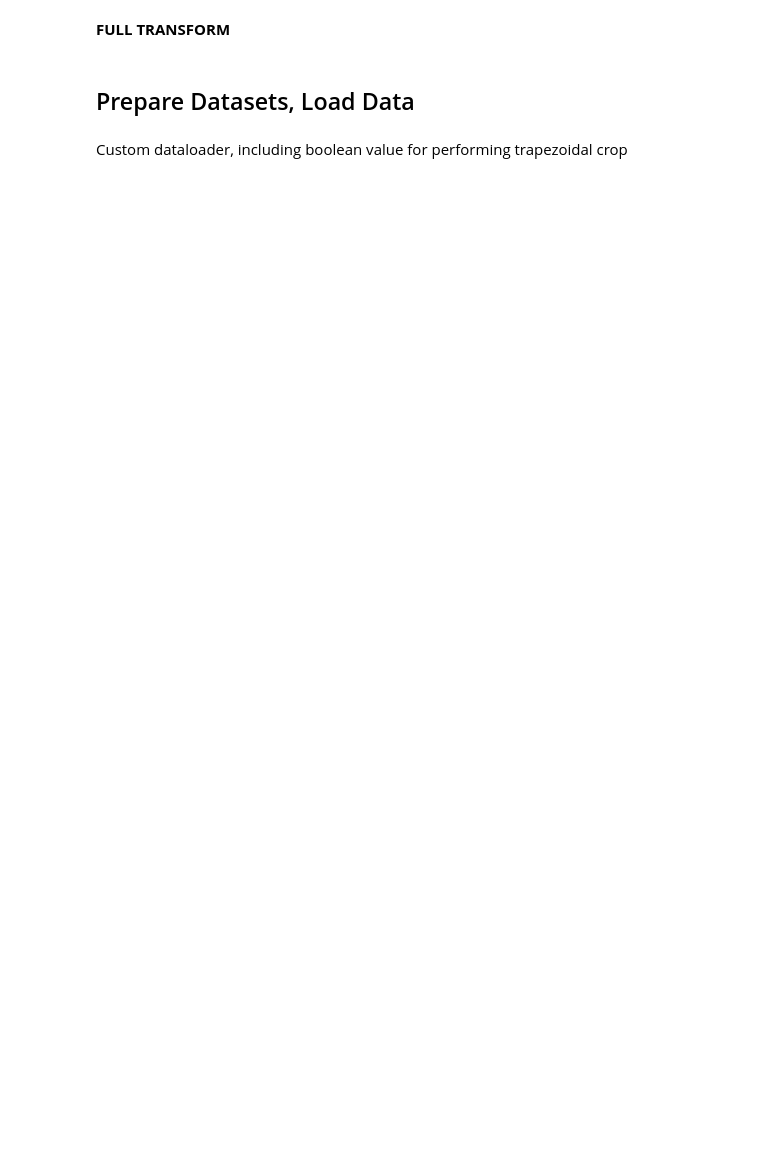
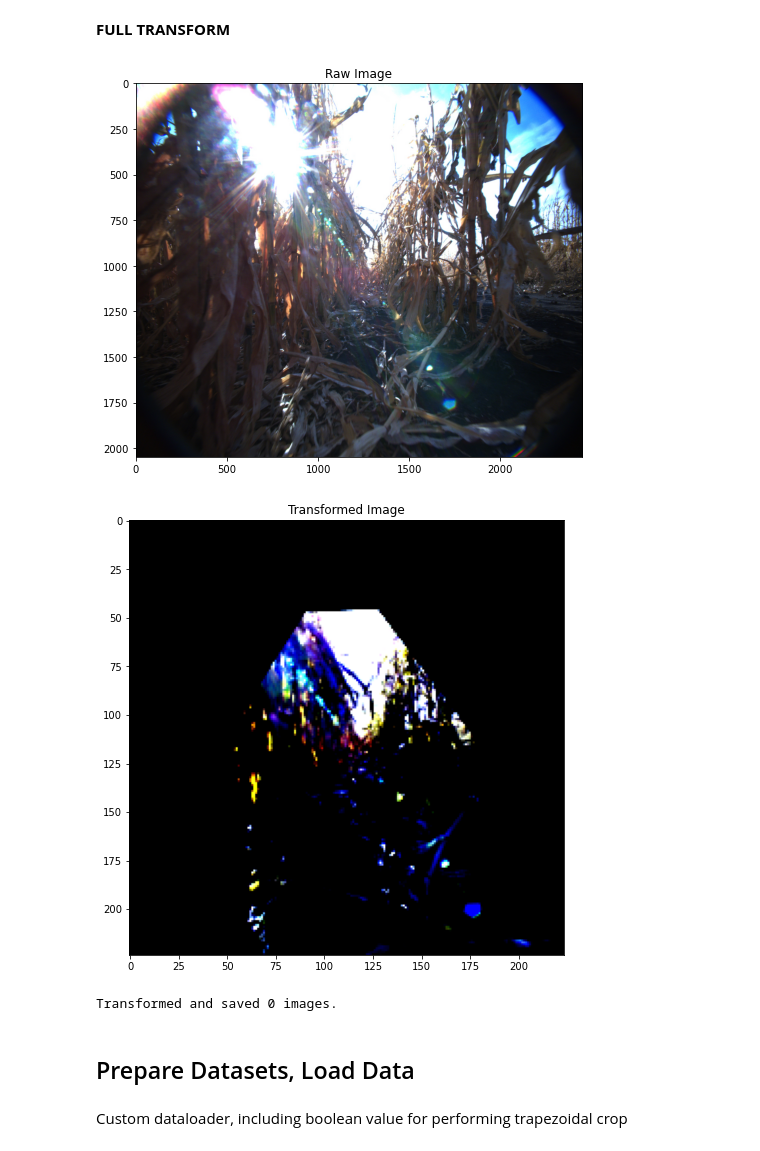
Before and after one commit to natbut/me592-robotics-project, a Jupyter notebook: IntraRow_Navigation_CNN.ipynb, the cells around one changed output. Drawn from its saved outputs; the diff is of its cells as text; code cells hidden in the pictures; blank space fills up the shorter version.

```diff
--- a/IntraRow_Navigation_CNN.ipynb
+++ b/IntraRow_Navigation_CNN.ipynb
@@ -650,33 +427,76 @@ transform_full = transforms.Compose([
 ])
 
 # Select a random image from the list
 img_rand = random.randint(0,len(img_train))
 image_path = img_train[img_rand]
 
 image = Image.open(image_path)
 
 # Raw Image
 fig = plt.figure(figsize=(8,8))
 plt.imshow(image)
 plt.title('Raw Image')
 plt.show
 
 # Apply trapezoid crop
 trap_height = 500
 trap_top_width = 300
 trap_bottom_width = 800
 
 image = trapezoid_crop(image, trap_height, trap_top_width, trap_bottom_width)
 
 # Apply the transforms
 image = transform_full(image)
 image = np.clip(image, 0, 1)
 
 # Display the transformed image
 fig = plt.figure(figsize=(8,8))
 plt.imshow(np.transpose(image.numpy(), (1, 2, 0)))
 plt.title('Transformed Image')
 plt.show()
+
+import os
+
+# Create a new directory to store the transformed images
+if not os.path.exists('transformed'):
+    os.makedirs('transformed')
+
+# Count the number of transformed images
+num_transformed = 0
+
+# Loop over all images in the dataset and apply the transformation
+for i, image_path in enumerate(img_train):
+    # Check if the image has already been transformed and saved
+    if os.path.exists(os.path.join('transformed', 'img_{}.jpg'.format(i))):
+        continue
+
+    image = Image.open(image_path)
+
+    # Apply trapezoid crop
+    trap_height = 500
+    trap_top_width = 300
+    trap_bottom_width = 800
+
+    image = trapezoid_crop(image, trap_height, trap_top_width, trap_bottom_width)
+
+    # Apply the transforms
+    image = transform_full(image)
+
+    # Save the transformed image
+    if 'RandomRotation' in transform_full.transforms.__str__() and 'RandomHorizontalFlip' in transform_full.transforms.__str__() and 'RandomVerticalFlip' in transform_full.transforms.__str__():
+        file_name = 'img_{}.jpg'.format(i)
+        save_path = os.path.join('transformed', file_name)
+        torchvision.utils.save_image(image, save_path)
+
+        # Increment the counter
+        num_transformed += 1
+
+# Display the total number of transformed images
+print('Transformed and saved {} images.'.format(num_transformed))
+# %% [output]
+[figure, added]
+[figure, added]
+Transformed and saved 0 images.
 # %% [markdown]
 ## Prepare Datasets, Load Data
 # %%
```
Also changed, not shown: parts of 27 cells of this notebook.
